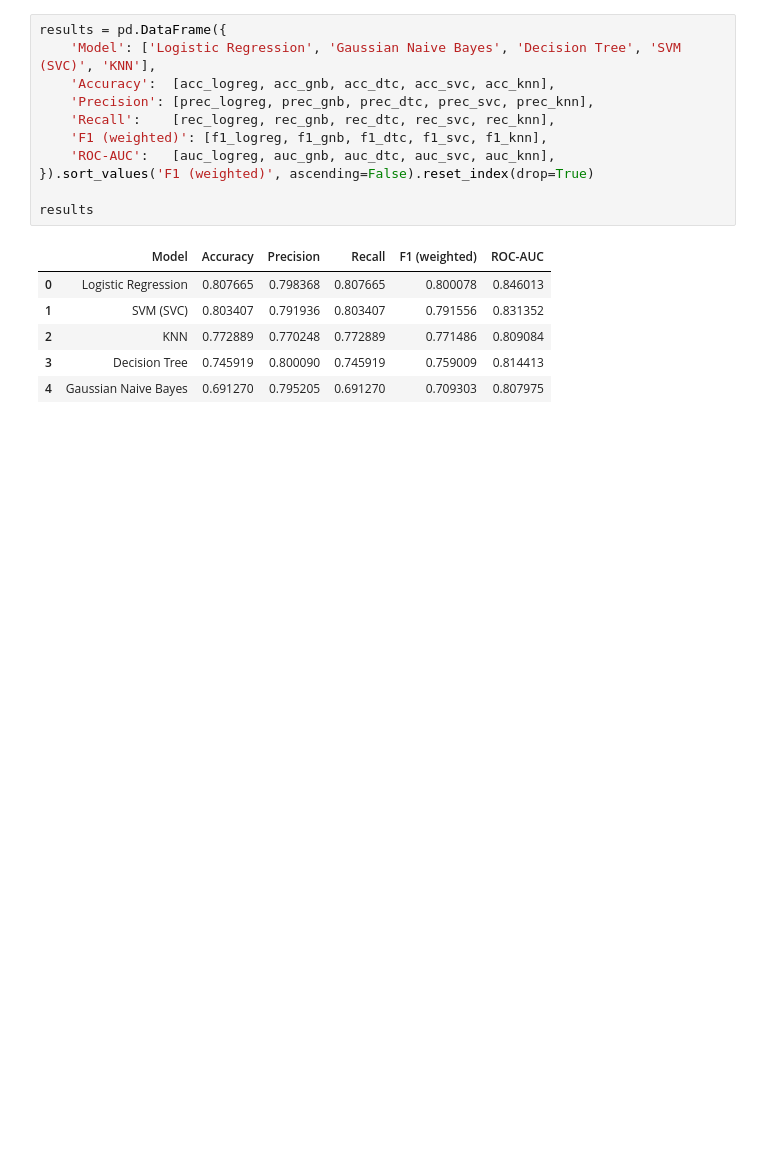
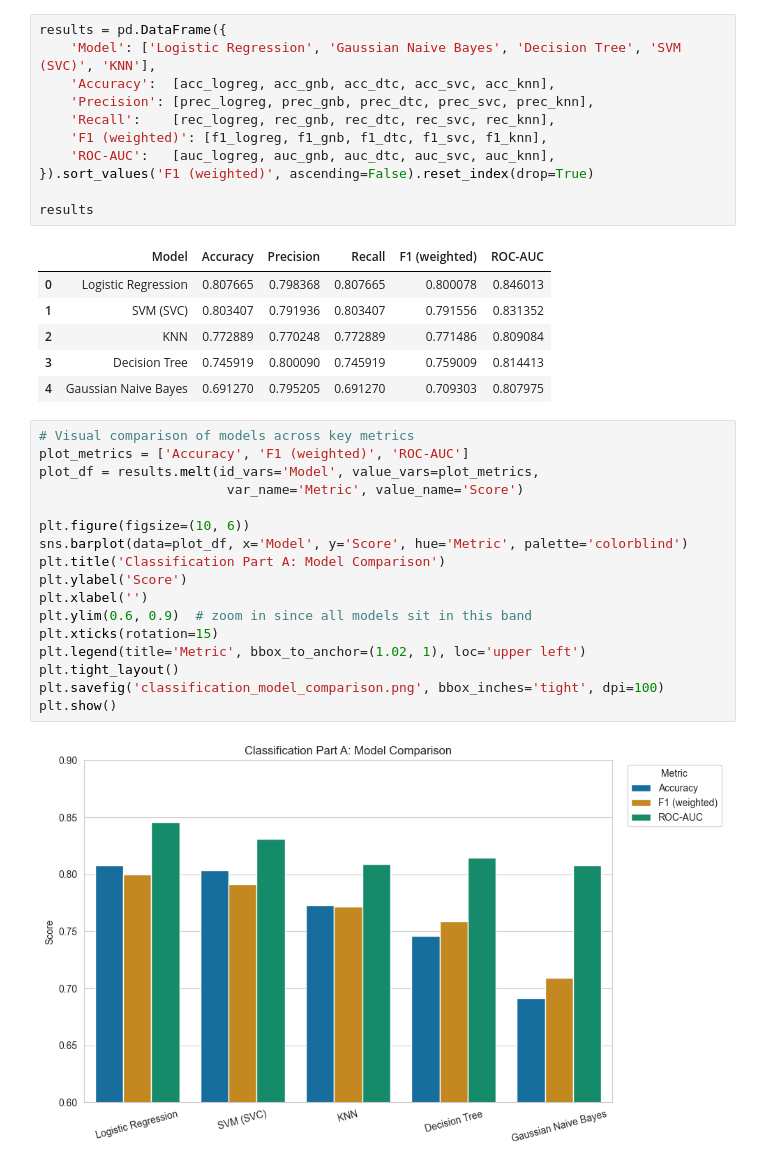
Before and after one commit to srinithi-karunakaran/Cognix_ML_Capstone, a Jupyter notebook: notebooks/classification.ipynb, the cells around one changed output. Drawn from its saved outputs; the diff is of its cells as text; blank space fills up the shorter version.

```diff
--- a/notebooks/classification.ipynb
+++ b/notebooks/classification.ipynb
@@ -831,3 +858,22 @@ results
 | 2 | KNN | 0.772889 | 0.770248 | 0.772889 | 0.771486 | 0.809084 |
 | 3 | Decision Tree | 0.745919 | 0.800090 | 0.745919 | 0.759009 | 0.814413 |
 | 4 | Gaussian Naive Bayes | 0.691270 | 0.795205 | 0.691270 | 0.709303 | 0.807975 |
+# %%
+# Visual comparison of models across key metrics
+plot_metrics = ['Accuracy', 'F1 (weighted)', 'ROC-AUC']
+plot_df = results.melt(id_vars='Model', value_vars=plot_metrics,
+                        var_name='Metric', value_name='Score')
+
+plt.figure(figsize=(10, 6))
+sns.barplot(data=plot_df, x='Model', y='Score', hue='Metric', palette='colorblind')
+plt.title('Classification Part A: Model Comparison')
+plt.ylabel('Score')
+plt.xlabel('')
+plt.ylim(0.6, 0.9)  # zoom in since all models sit in this band
+plt.xticks(rotation=15)
+plt.legend(title='Metric', bbox_to_anchor=(1.02, 1), loc='upper left')
+plt.tight_layout()
+plt.savefig('classification_model_comparison.png', bbox_inches='tight', dpi=100)
+plt.show()
+# %% [output]
+[figure, added]
```
Also changed, not shown: parts of 9 cells of this notebook.
